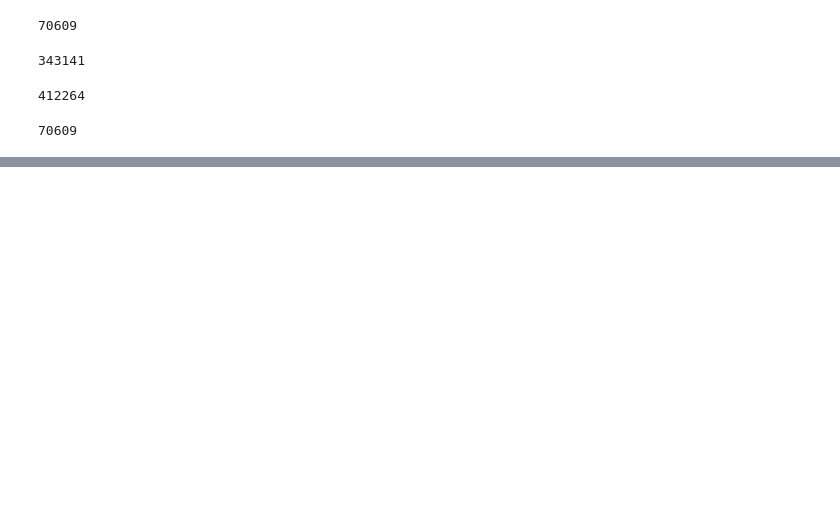
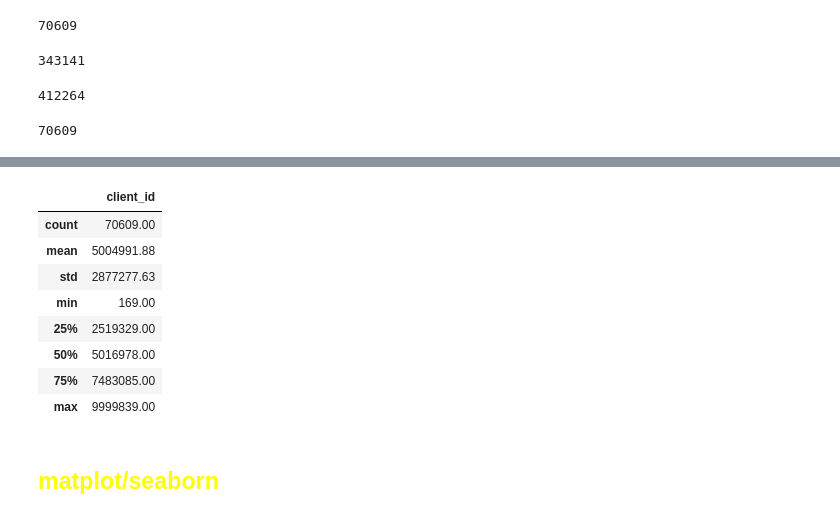
Before and after one commit to mcalabresi90/Project-5---Vanguard, a Jupyter notebook: 2.0 - notebooks/ab-testing_vanguard.ipynb, the cells around one changed output, grey strips where cells are left out. Cells and saved outputs as stored; diff of their text form; code cells hidden in the pictures; blank space fills up the shorter version.

```diff
--- a/2.0 - notebooks/ab-testing_vanguard.ipynb
+++ b/2.0 - notebooks/ab-testing_vanguard.ipynb
@@ -30,0 +29,3 @@ dtype: int64
+# %%
+df_ab_clients = pd.read_csv('../data/df_final_experiment_clients.txt', delimiter=',')
+df_ab_clients.head()
@@ -117,3 +114,0 @@ dtype: object
-# %%
-df_ab_clients = pd.read_csv('./df_final_experiment_clients.txt', delimiter=',')
-df_ab_clients.head()
@@ -165,0 +185,14 @@ df_ab_clients.to_sql("ab_clients", con = con, if_exists="append", chunksize=50)
+# %%
+df_ab_clients.describe().round(2)
+# %% [output]
+|  | client_id |
+| count | 70609.00 |
+| mean | 5004991.88 |
+| std | 2877277.63 |
+| min | 169.00 |
+| 25% | 2519329.00 |
+| 50% | 5016978.00 |
+| 75% | 7483085.00 |
+| max | 9999839.00 |
+# %% [markdown]
+## <span style="color:yellow">matplot/seaborn</span>
```
Also changed, not shown: parts of 26 cells of this notebook.
